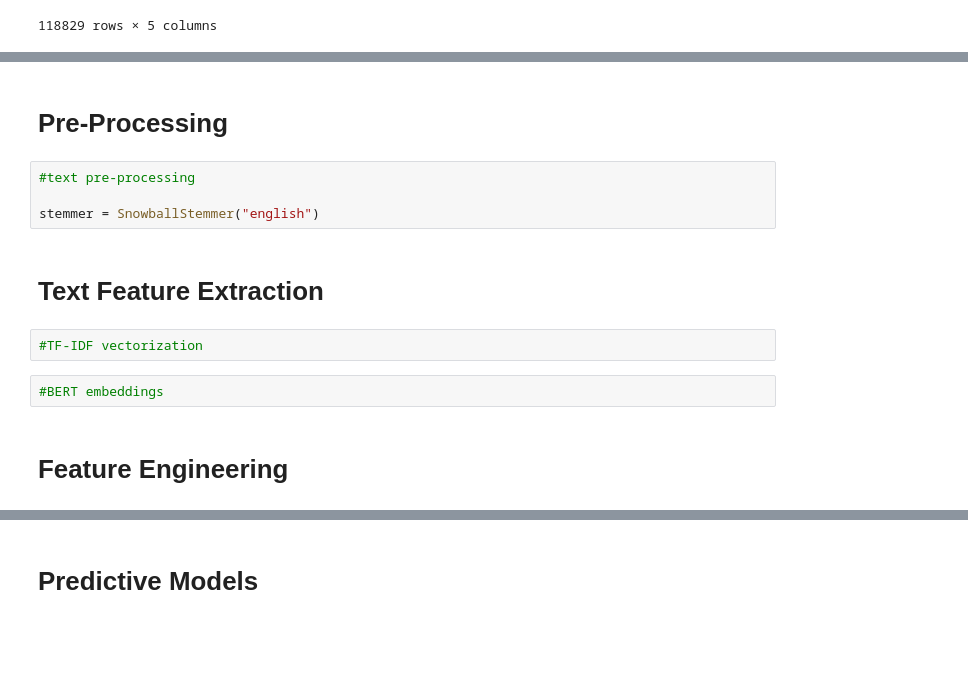
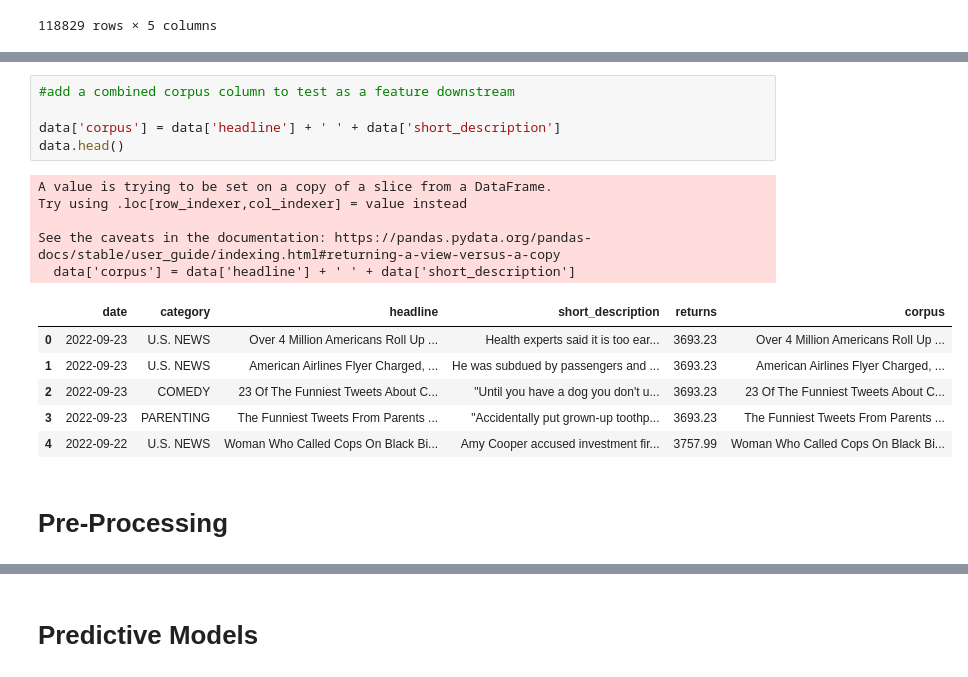
Before and after one commit to akrnyc/Predicting_SP500_Returns, a Jupyter notebook: sp500.ipynb, the cells around one changed output, grey strips where cells are left out. Drawn from its saved outputs; the diff is of its cells as text; blank space fills up the shorter version.

```diff
--- a/sp500.ipynb
+++ b/sp500.ipynb
@@ -196,14 +211,19 @@ data
+# %%
+#add a combined corpus column to test as a feature downstream
+
+data['corpus'] = data['headline'] + ' ' + data['short_description']
+data.head()
+# %% [output]
+A value is trying to be set on a copy of a slice from a DataFrame.
+Try using .loc[row_indexer,col_indexer] = value instead
+
+See the caveats in the documentation: https://pandas.pydata.org/pandas-docs/stable/user_guide/indexing.html#returning-a-view-versus-a-copy
+  data['corpus'] = data['headline'] + ' ' + data['short_description']
+|  | date | category | headline | short_description | returns | corpus |
+| 0 | 2022-09-23 | U.S. NEWS | Over 4 Million Americans Roll Up ... | Health experts said it is too ear... | 3693.23 | Over 4 Million Americans Roll Up ... |
+| 1 | 2022-09-23 | U.S. NEWS | American Airlines Flyer Charged, ... | He was subdued by passengers and ... | 3693.23 | American Airlines Flyer Charged, ... |
+| 2 | 2022-09-23 | COMEDY | 23 Of The Funniest Tweets About C... | "Until you have a dog you don't u... | 3693.23 | 23 Of The Funniest Tweets About C... |
+| 3 | 2022-09-23 | PARENTING | The Funniest Tweets From Parents ... | "Accidentally put grown-up toothp... | 3693.23 | The Funniest Tweets From Parents ... |
+| 4 | 2022-09-22 | U.S. NEWS | Woman Who Called Cops On Black Bi... | Amy Cooper accused investment fir... | 3757.99 | Woman Who Called Cops On Black Bi... |
 # %% [markdown]
 # Pre-Processing
-# %%
-#text pre-processing
-
-stemmer = SnowballStemmer("english")
-# %% [markdown]
-# Text Feature Extraction
-# %%
-#TF-IDF vectorization
-# %%
-#BERT embeddings
-# %% [markdown]
-# Feature Engineering
```
Also changed, not shown: parts of 32 cells of this notebook.
